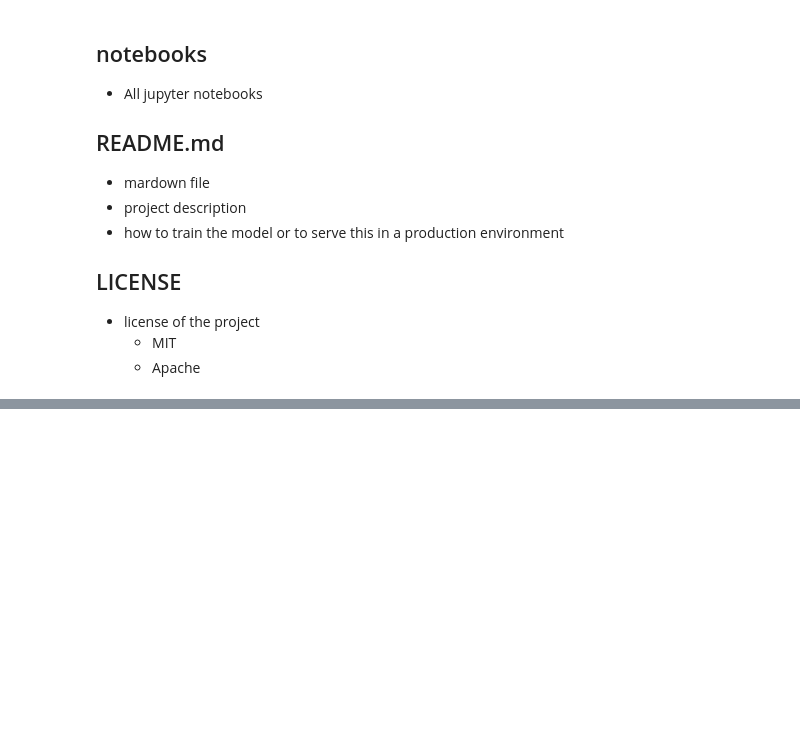
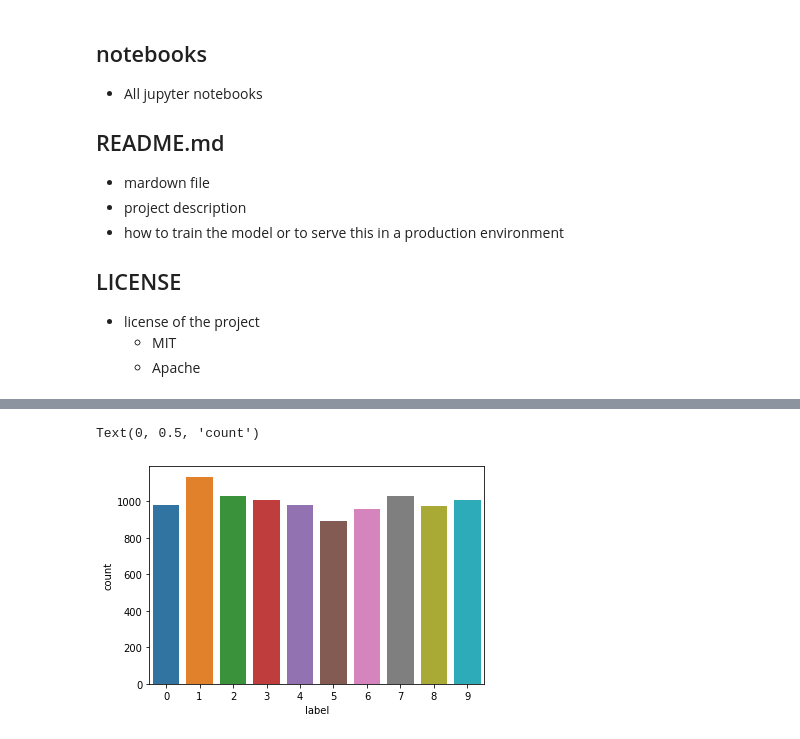
Before and after one commit to aneeshcheriank/approaching-any-machine-learning-problem, a Jupyter notebook: Arranging_Machine_Learning_Projects.ipynb, the cells around one changed output, grey strips where cells are left out. Saved outputs shown, nothing was run; the diff lists cells and outputs as text; code cells hidden in the pictures; blank space fills up the shorter version.

```diff
--- a/Arranging_Machine_Learning_Projects.ipynb
+++ b/Arranging_Machine_Learning_Projects.ipynb
@@ -29,0 +32,11 @@
+# %%
+import tensorflow as tf
+import tensorflow.keras
+from tensorflow.keras import datasets
+
+
+# download the data
+(x_train, y_train), (x_test, y_train) = datasets.mnist.load_data()
+
+print(f'train shape: {x_train.shape}')
+print(f'test shape: {x_test.shape}')
@@ -29,0 +49,14 @@
+# %%
+# target counts
+import matplotlib.pyplot as plt
+import seaborn as sns
+
+%matplotlib inline
+
+plt.figure(figsize=(6, 4))
+sns.countplot(y_train);
+plt.xlabel('label')
+plt.ylabel('count')
+# %% [output]
+Text(0, 0.5, 'count')
+[figure, added]
```
Also changed, not shown: parts of 3 cells of this notebook.
